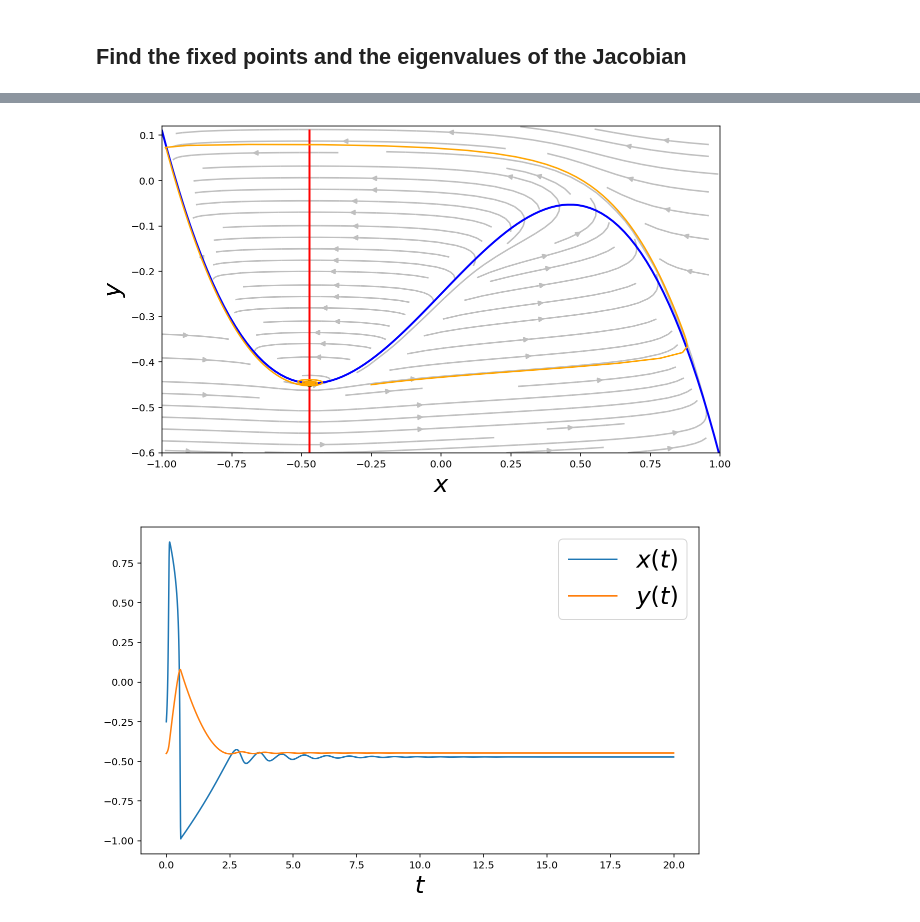
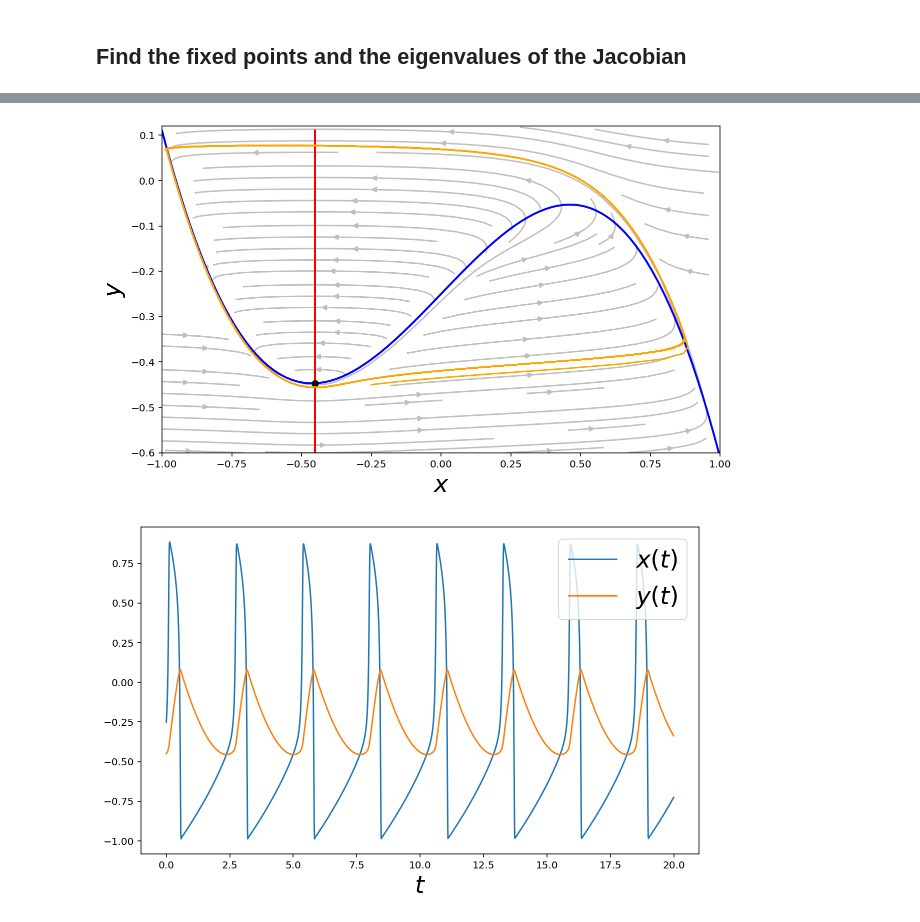
Before and after one commit to newby-jay/MATH371-Winter2020-JupyterNotebooks, a Jupyter notebook: Week 4 - nonlinear systems.ipynb, the cells around one changed output, grey strips where cells are left out. Drawn from its saved outputs; the diff is of its cells as text; code cells hidden in the pictures.

```diff
--- a/Week 4 - nonlinear systems.ipynb
+++ b/Week 4 - nonlinear systems.ipynb
@@ -460,7 +461,7 @@ The eigenvalues are
 The value of $x_c$ that causes a change in stability is
 $$ x_c = \pm \frac{a}{\sqrt{3}}$$
 # %%
-xc = -0.8/sqrt(3.) - 0.01
+xc = -0.8/sqrt(3.) + 0.01
 I = -0.25
 gamma = 0.02
 a = 0.8
@@ -495,32 +496,32 @@ V = X - xc
 
 
 figure(1, [10, 6])
 
 #### vector field
 # quiver(X, Y, U, V, color='0.5')
 streamplot(X, Y, U, V, color='0.75')
 #### nullclines
 x = linspace(-1, 1, 100)
 y = x*(-a - x)*(x - a) + I
 plot(x, y, 'b', lw=2, label='$\dot{x}=0$')
 plot(xc*ones(100), y, 'r', lw=2, label='$\dot{y}=0$')
 #### fixed point
 plot(xc, xc*(-a - xc)*(xc - a) + I, 'ko')
 #### Euler's method solution
 plot(Xode, Yode, 'orange')
 
 ylim(-0.6, 0.12)
 xlabel('$x$', fontsize=24)
 ylabel('$y$', fontsize=24)
 # legend(fontsize=24);
 
 
 #### x vs t and y vs t
 figure(2, [10, 6])
 plot(Tode, Xode, label='$x(t)$')
 plot(Tode, Yode, label='$y(t)$')
 xlabel('$t$', fontsize=24)
 legend(fontsize=24);
 # %% [output]
-[figure, old version]
+[figure, new version]
-[figure, old version]
+[figure, new version]
```
Also changed, not shown: parts of 4 cells of this notebook.
